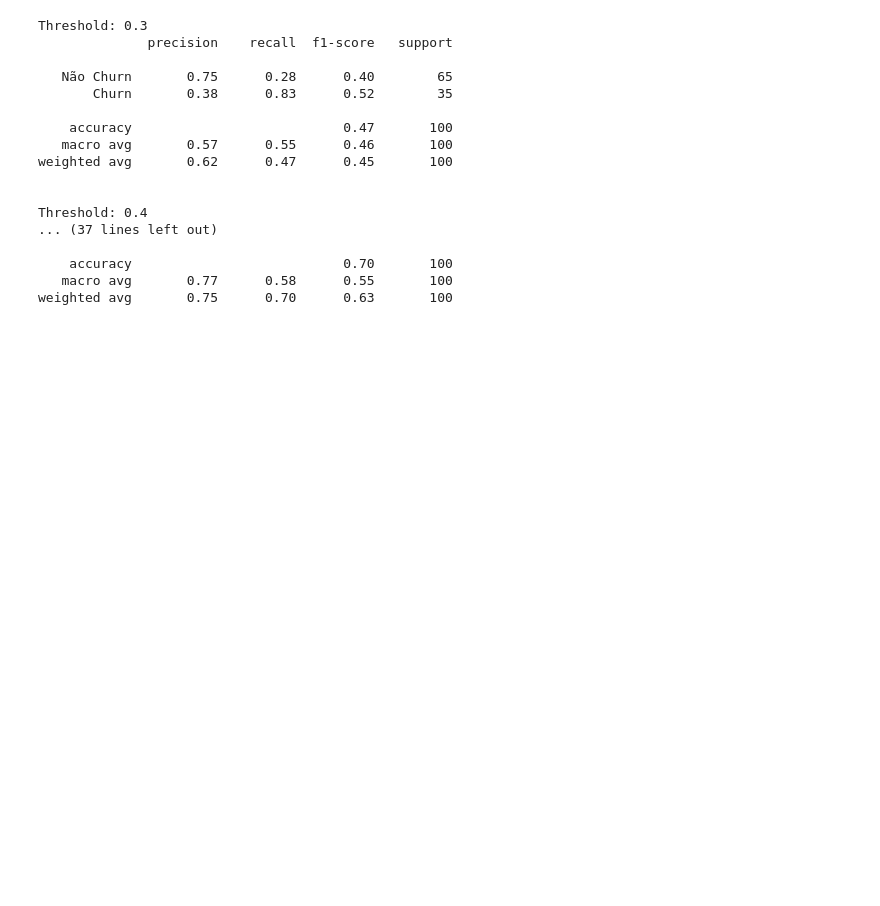
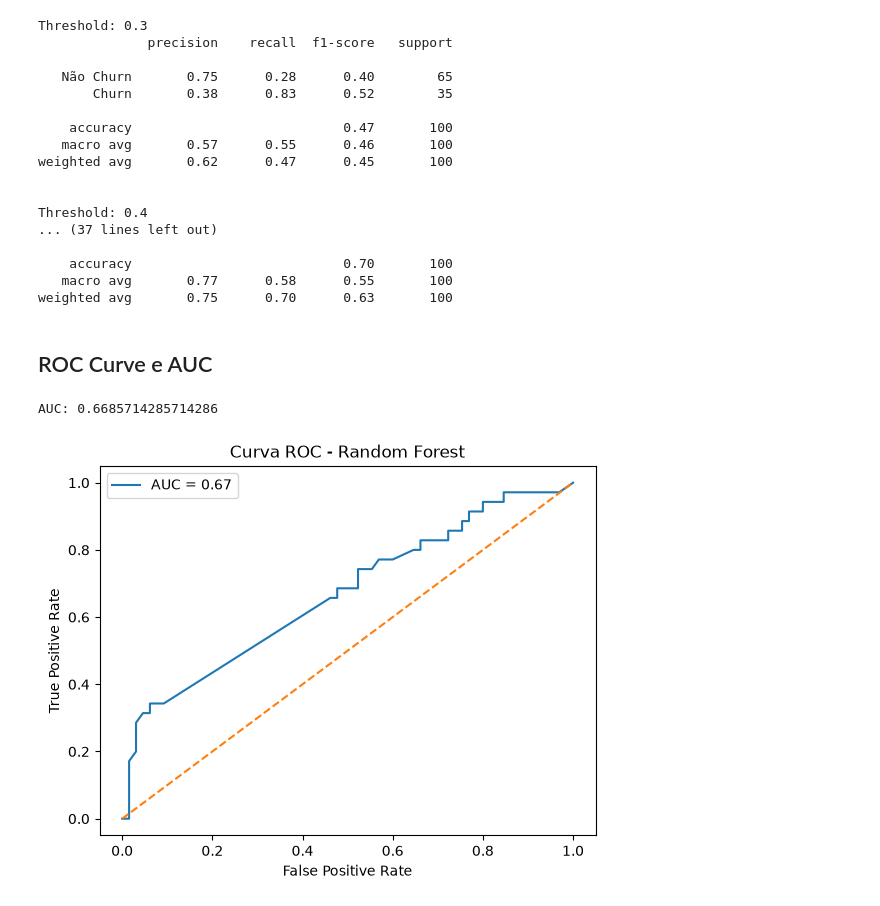
Before and after one commit to rondybrandao/suse-ml, a Jupyter notebook: notebooks/03_random_forest.ipynb, the cells around one changed output. Cells and saved outputs as stored; diff of their text form; code cells hidden in the pictures; blank space fills up the shorter version.

```diff
--- a/notebooks/03_random_forest.ipynb
+++ b/notebooks/03_random_forest.ipynb
@@ -207,7 +217,7 @@ print(cm_c)
 MODELO USANDO PREDICT_PROBA()
 # %%
 modelo_d = RandomForestClassifier(
-    n_estimators=100,
+    n_estimators=300,
     random_state=42,
     class_weight="balanced"
 )
@@ -275,3 +285,42 @@ Threshold: 0.4
     accuracy                           0.70       100
    macro avg       0.77      0.58      0.55       100
 weighted avg       0.75      0.70      0.63       100
+# %% [markdown]
+## ROC Curve e AUC ##
+# %%
+# Criando randoForest
+from matplotlib import pyplot as plt
+
+
+modelo_d = RandomForestClassifier(
+    n_estimators=100,
+    random_state=42,
+    class_weight="balanced"
+)
+
+# Treinando o modelo
+modelo_d.fit(X_train_a, y_train_a)
+
+# Probabilidades do modelo
+y_prob_d = modelo_d.predict_proba(X_test_a)[:, 1]
+
+#ROC
+fpr, tpr, thresholds = roc_curve(y_test_a, y_prob_d)
+
+#AUC
+auc = roc_auc_score(y_test_a, y_prob_d)
+
+print("AUC:", auc)
+
+plt.plot(fpr, tpr, label=f"AUC = {auc:.2f}")
+
+plt.plot([0, 1], [0, 1], linestyle="--")
+
+plt.xlabel("False Positive Rate")
+plt.ylabel("True Positive Rate")
+plt.title("Curva ROC - Random Forest")
+plt.legend()
+plt.show()
+# %% [output]
+AUC: 0.6685714285714286
+[figure, added]
```
Also changed, not shown: parts of 42 cells of this notebook, 5 other files.
